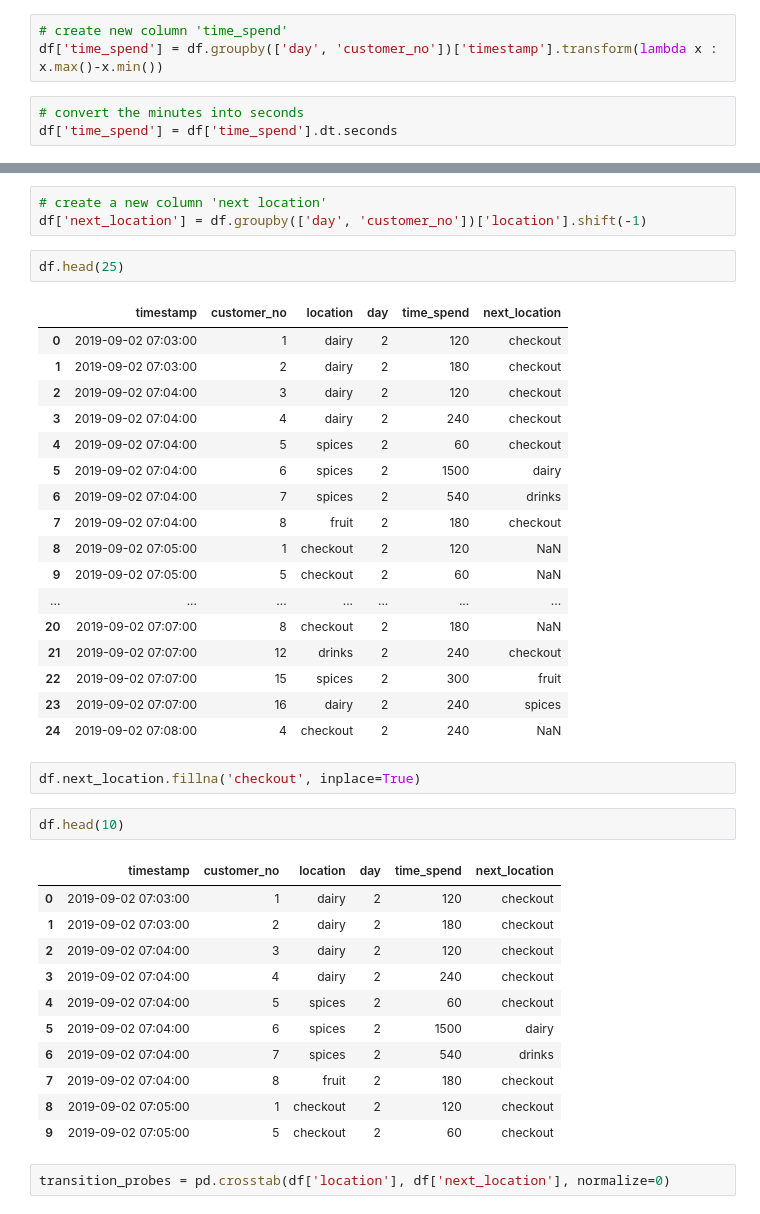
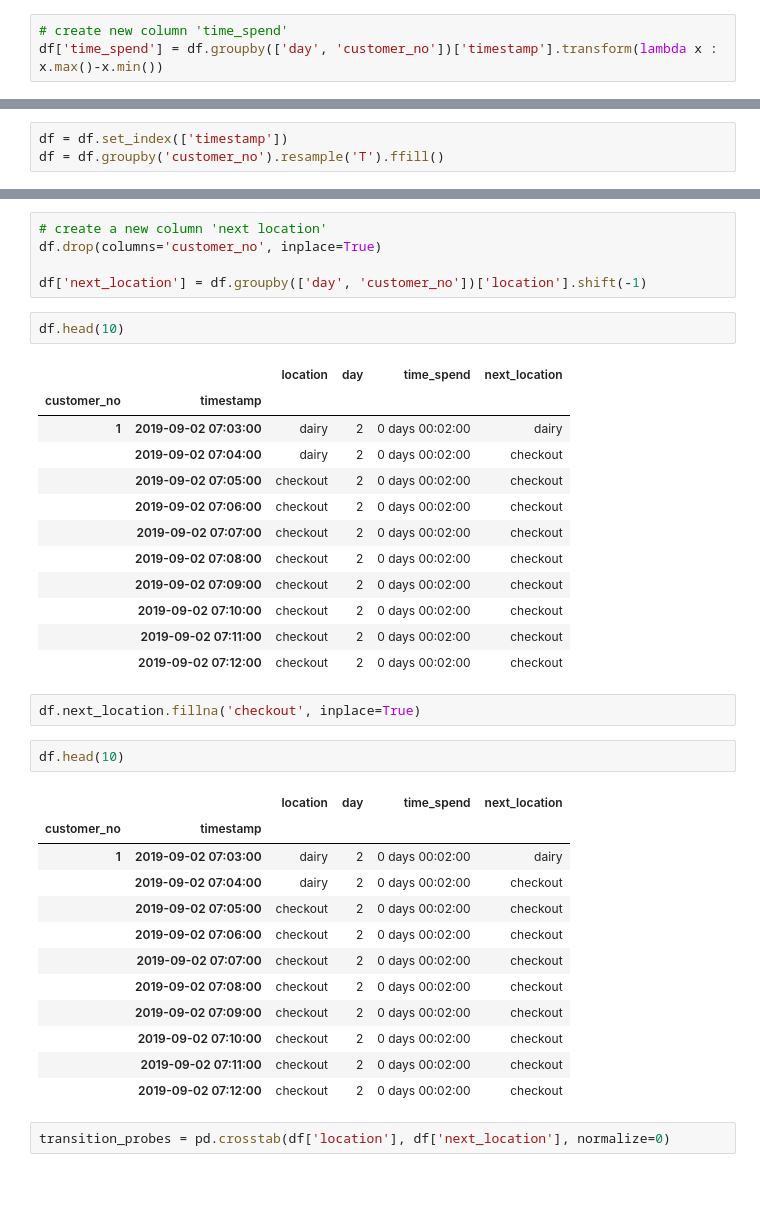
Before and after one commit to mehdijafarzadeh/markov_simulation, a Jupyter notebook: supermarket.ipynb, the cells around one changed output, grey strips where cells are left out. Drawn from its saved outputs; the diff is of its cells as text; blank space fills up the shorter version.

Commit message:
time edited and transition matrix

```diff
--- a/supermarket.ipynb
+++ b/supermarket.ipynb
@@ -176,9 +164,6 @@ df[df.location == 'checkout'].groupby(['day', 'timestamp'])[['customer_no']].cou
 # %%
 # create new column 'time_spend'
 df['time_spend'] = df.groupby(['day', 'customer_no'])['timestamp'].transform(lambda x : x.max()-x.min())
-# %%
-# convert the minutes into seconds
-df['time_spend'] = df['time_spend'].dt.seconds
 # %%
 # find customers who were not checked-out
 df[df['time_spend'] == 0]
@@ -211,0 +188,3 @@ Name: time_spend, Length: 24877, dtype: int64
+# %%
+df = df.set_index(['timestamp'])
+df = df.groupby('customer_no').resample('T').ffill()
@@ -212,42 +208,40 @@ Name: time_spend, Length: 24877, dtype: int64
 # %%
 # create a new column 'next location'
+df.drop(columns='customer_no', inplace=True)
+
 df['next_location'] = df.groupby(['day', 'customer_no'])['location'].shift(-1)
 # %%
-df.head(25)
+df.head(10)
 # %% [output]
-|  | timestamp | customer_no | location | day | time_spend | next_location |
-| 0 | 2019-09-02 07:03:00 | 1 | dairy | 2 | 120 | checkout |
-| 1 | 2019-09-02 07:03:00 | 2 | dairy | 2 | 180 | checkout |
-| 2 | 2019-09-02 07:04:00 | 3 | dairy | 2 | 120 | checkout |
-| 3 | 2019-09-02 07:04:00 | 4 | dairy | 2 | 240 | checkout |
-| 4 | 2019-09-02 07:04:00 | 5 | spices | 2 | 60 | checkout |
-| 5 | 2019-09-02 07:04:00 | 6 | spices | 2 | 1500 | dairy |
-| 6 | 2019-09-02 07:04:00 | 7 | spices | 2 | 540 | drinks |
-| 7 | 2019-09-02 07:04:00 | 8 | fruit | 2 | 180 | checkout |
-| 8 | 2019-09-02 07:05:00 | 1 | checkout | 2 | 120 | NaN |
-| 9 | 2019-09-02 07:05:00 | 5 | checkout | 2 | 60 | NaN |
-| ... | ... | ... | ... | ... | ... | ... |
-| 20 | 2019-09-02 07:07:00 | 8 | checkout | 2 | 180 | NaN |
-| 21 | 2019-09-02 07:07:00 | 12 | drinks | 2 | 240 | checkout |
-| 22 | 2019-09-02 07:07:00 | 15 | spices | 2 | 300 | fruit |
-| 23 | 2019-09-02 07:07:00 | 16 | dairy | 2 | 240 | spices |
-| 24 | 2019-09-02 07:08:00 | 4 | checkout | 2 | 240 | NaN |
+|  |  | location | day | time_spend | next_location |
+| customer_no | timestamp |  |  |  |  |
+| 1 | 2019-09-02 07:03:00 | dairy | 2 | 0 days 00:02:00 | dairy |
+|  | 2019-09-02 07:04:00 | dairy | 2 | 0 days 00:02:00 | checkout |
+|  | 2019-09-02 07:05:00 | checkout | 2 | 0 days 00:02:00 | checkout |
+|  | 2019-09-02 07:06:00 | checkout | 2 | 0 days 00:02:00 | checkout |
+|  | 2019-09-02 07:07:00 | checkout | 2 | 0 days 00:02:00 | checkout |
+|  | 2019-09-02 07:08:00 | checkout | 2 | 0 days 00:02:00 | checkout |
+|  | 2019-09-02 07:09:00 | checkout | 2 | 0 days 00:02:00 | checkout |
+|  | 2019-09-02 07:10:00 | checkout | 2 | 0 days 00:02:00 | checkout |
+|  | 2019-09-02 07:11:00 | checkout | 2 | 0 days 00:02:00 | checkout |
+|  | 2019-09-02 07:12:00 | checkout | 2 | 0 days 00:02:00 | checkout |
 # %%
 df.next_location.fillna('checkout', inplace=True)
 # %%
 df.head(10)
 # %% [output]
-|  | timestamp | customer_no | location | day | time_spend | next_location |
-| 0 | 2019-09-02 07:03:00 | 1 | dairy | 2 | 120 | checkout |
-| 1 | 2019-09-02 07:03:00 | 2 | dairy | 2 | 180 | checkout |
-| 2 | 2019-09-02 07:04:00 | 3 | dairy | 2 | 120 | checkout |
-| 3 | 2019-09-02 07:04:00 | 4 | dairy | 2 | 240 | checkout |
-| 4 | 2019-09-02 07:04:00 | 5 | spices | 2 | 60 | checkout |
-| 5 | 2019-09-02 07:04:00 | 6 | spices | 2 | 1500 | dairy |
-| 6 | 2019-09-02 07:04:00 | 7 | spices | 2 | 540 | drinks |
-| 7 | 2019-09-02 07:04:00 | 8 | fruit | 2 | 180 | checkout |
-| 8 | 2019-09-02 07:05:00 | 1 | checkout | 2 | 120 | checkout |
-| 9 | 2019-09-02 07:05:00 | 5 | checkout | 2 | 60 | checkout |
+|  |  | location | day | time_spend | next_location |
+| customer_no | timestamp |  |  |  |  |
+| 1 | 2019-09-02 07:03:00 | dairy | 2 | 0 days 00:02:00 | dairy |
+|  | 2019-09-02 07:04:00 | dairy | 2 | 0 days 00:02:00 | checkout |
+|  | 2019-09-02 07:05:00 | checkout | 2 | 0 days 00:02:00 | checkout |
+|  | 2019-09-02 07:06:00 | checkout | 2 | 0 days 00:02:00 | checkout |
+|  | 2019-09-02 07:07:00 | checkout | 2 | 0 days 00:02:00 | checkout |
+|  | 2019-09-02 07:08:00 | checkout | 2 | 0 days 00:02:00 | checkout |
+|  | 2019-09-02 07:09:00 | checkout | 2 | 0 days 00:02:00 | checkout |
+|  | 2019-09-02 07:10:00 | checkout | 2 | 0 days 00:02:00 | checkout |
+|  | 2019-09-02 07:11:00 | checkout | 2 | 0 days 00:02:00 | checkout |
+|  | 2019-09-02 07:12:00 | checkout | 2 | 0 days 00:02:00 | checkout |
 # %%
 transition_probes = pd.crosstab(df['location'], df['next_location'], normalize=0)
 # %%
```
Also changed, not shown: parts of 25 cells of this notebook.
